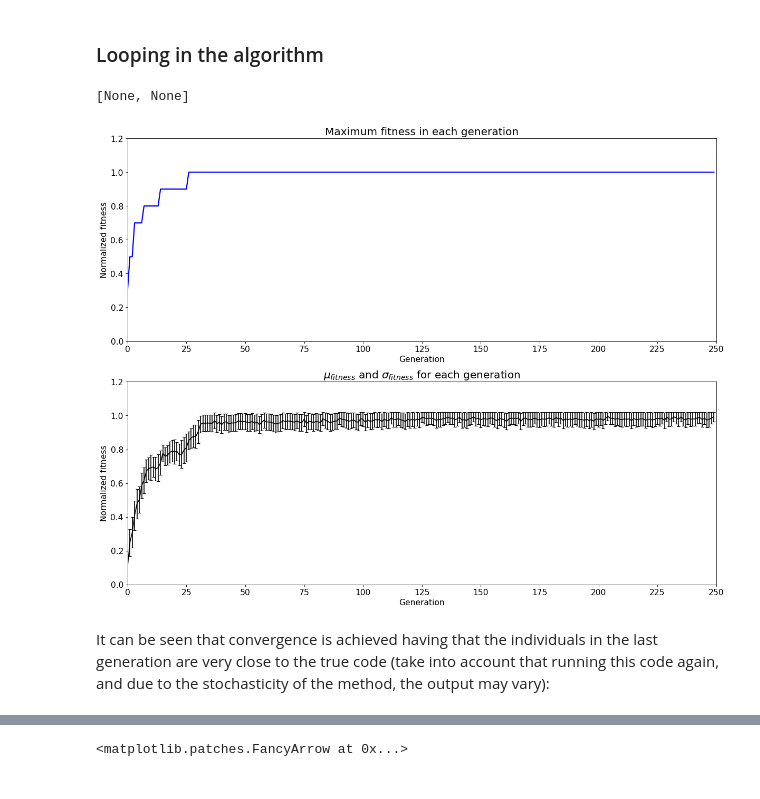
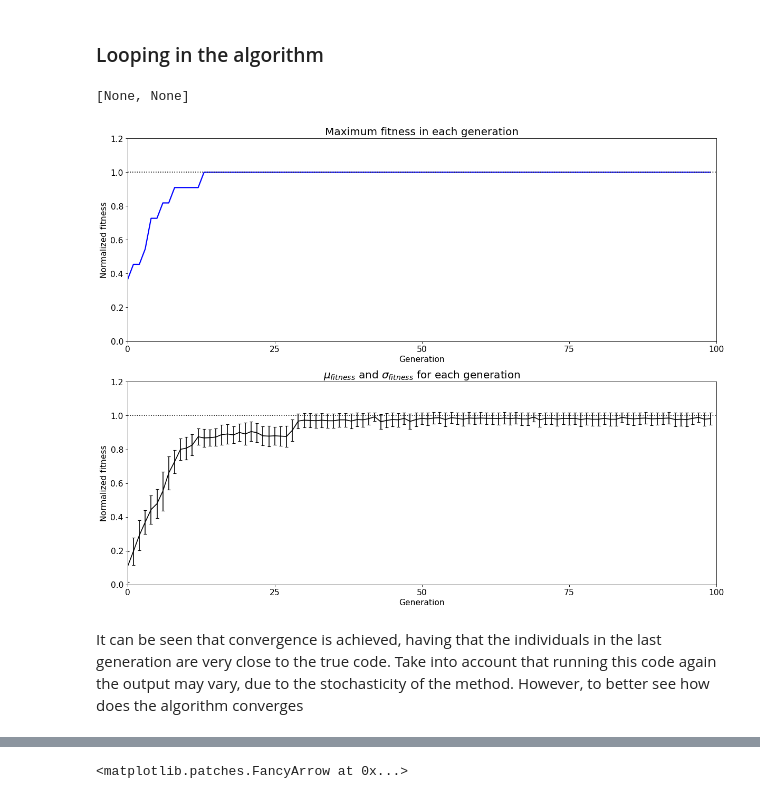
Before and after one commit to jlobatop/GA-CFD-MO, a Jupyter notebook: optimization/basicsMachineLearning.ipynb, the cells around one changed output, grey strips where cells are left out. Saved outputs shown, nothing was run; the diff lists cells and outputs as text; code cells hidden in the pictures.

```diff
--- a/optimization/basicsMachineLearning.ipynb
+++ b/optimization/basicsMachineLearning.ipynb
@@ -159,11 +160,11 @@ def mutation(newGeneration, currentGenIter, totalGenIter):
 ### Looping in the algorithm
 # %%
 # true code to find
-code = [5,4,1,2,1,3,5,9,8,0]
+code = [5,4,1,2,1,3,5,9,8,1,5]
 
 # find parameters of the algorithm
 Nind = 50
-Ngen = 250
+Ngen = 100
 # %%
 # create a list to store the generation lists with the arrays inside
 gen = []
@@ -189,25 +190,26 @@ for i in range(Ngen):
 # %%
 # compute the maximum fitness of each generation
 yMax = np.array([np.max(fitList[i]) for i in range(Ngen)])/len(code)
 # compute the mean of fitness of each generation
 yMean = np.array([np.mean(fitList[i]) for i in range(Ngen)])/len(code)
 # compute the standard deviation of fitness of each generation
 yStd = np.array([np.std(fitList[i]) for i in range(Ngen)])/len(code)
 
 # plot the results
 fig, ax = plt.subplots(2,figsize=(18,14), dpi = 80)
 ax[0].plot(np.linspace(0,Ngen-1,Ngen), yMax, 'b-', lw=2)
 ax[1].errorbar(np.linspace(0,Ngen-1,Ngen),yMean,yStd,capsize=3, color='k')
+[ax[i].plot([0,Ngen],[1.0,1.0],'k:') for i in range(2)]
 [ax[i].set_ylim([0,1.2]) for i in range(2)]
 [ax[i].set_xlim([0,Ngen]) for i in range(2)]
 [ax[i].set_ylabel('Normalized fitness',fontsize = 14) for i in range(2)]
 [ax[i].set_xlabel('Generation',fontsize = 14) for i in range(2)]
-[ax[i].set_xticks(np.arange(0,275,25)) for i in range(2)]
+[ax[i].set_xticks(np.arange(0,Ngen+25,25)) for i in range(2)]
 ax[0].set_title('Maximum fitness in each generation', fontsize=18)
 ax[1].set_title(r'$\mu_{fitness}$ and $\sigma_{fitness}$ for each generation', fontsize=18)
 [ax[i].tick_params(axis='both', which='major', labelsize=14) for i in range(2)]
 # %% [output]
 [None, None]
-[figure, old version]
+[figure, new version]
 # %% [markdown]
-It can be seen that convergence is achieved having that the individuals in the last generation are very close to the true code (take into account that running this code again, and due to the stochasticity of the method, the output may vary):
+It can be seen that convergence is achieved, having that the individuals in the last generation are very close to the true code. Take into account that running this code again the output may vary, due to the stochasticity of the method. However, to better see how does the algorithm converges
```
Also changed, not shown: parts of 11 cells of this notebook, 1 other file.
